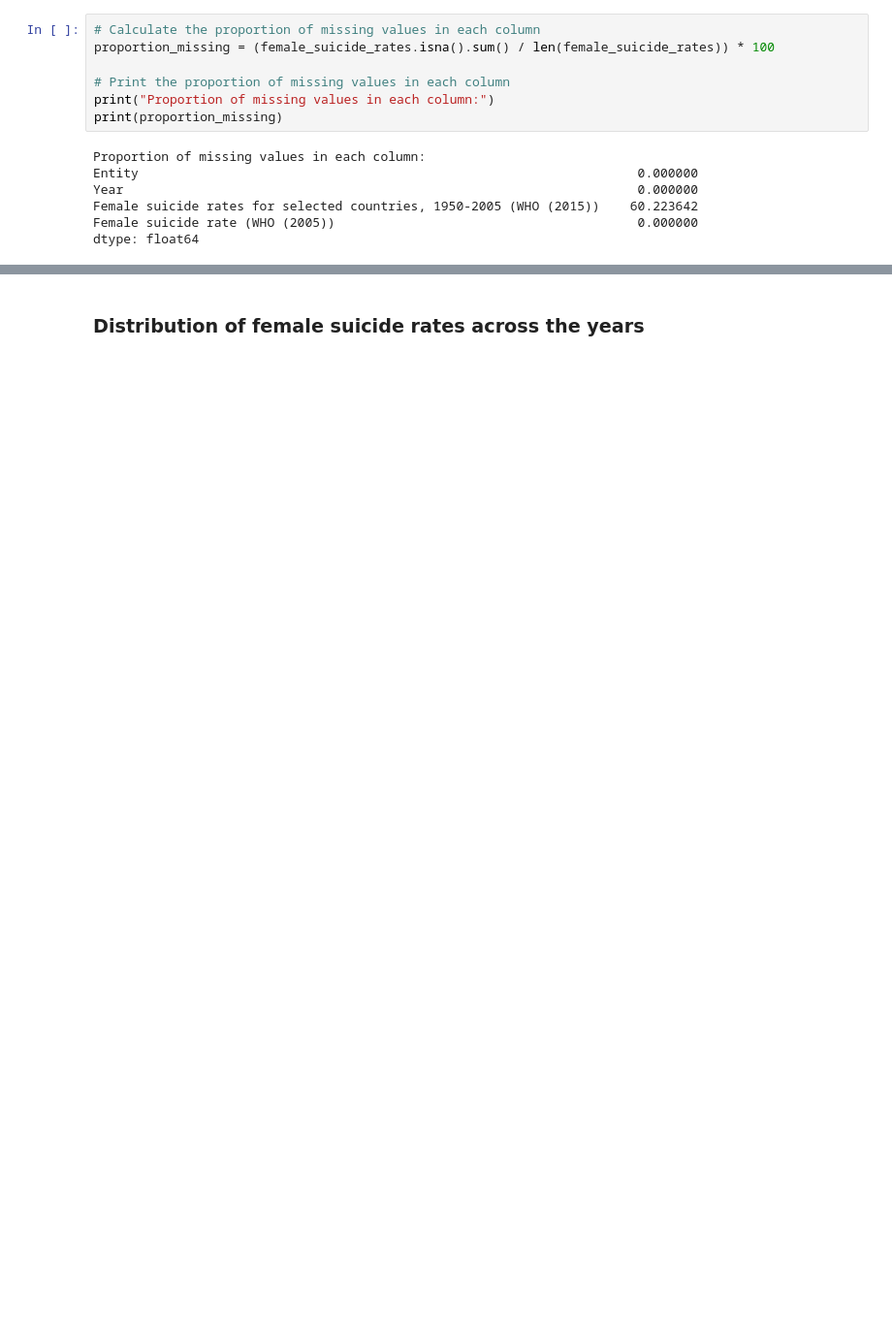
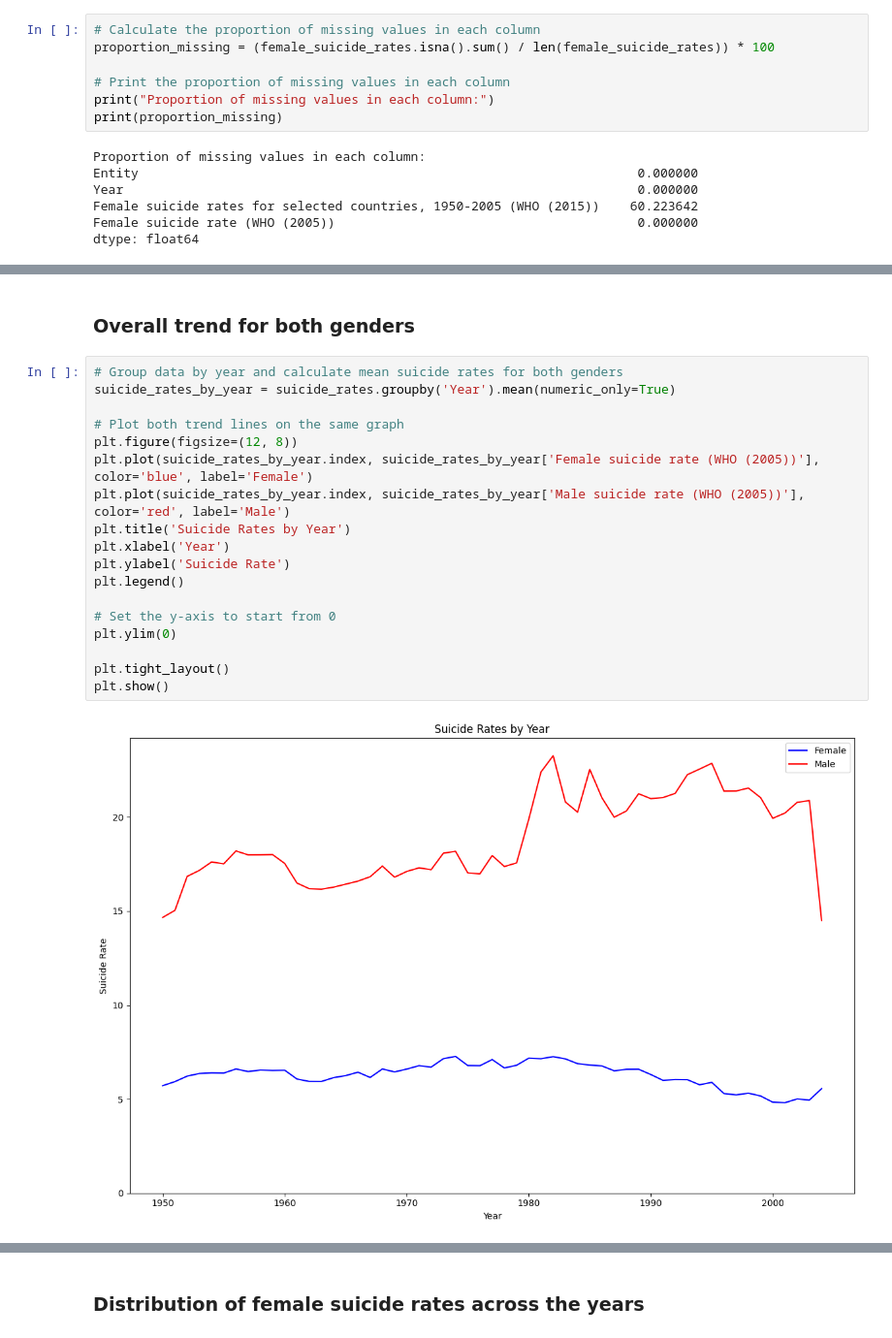
Before and after one commit to NazraJN/Suicide_rates, a Jupyter notebook: Suicide_rates_analysis.ipynb, the cells around one changed output, grey strips where cells are left out. Shown at 97% size. Drawn from its saved outputs; the diff is of its cells as text; blank space fills up the shorter version.

```diff
--- a/Suicide_rates_analysis.ipynb
+++ b/Suicide_rates_analysis.ipynb
@@ -179,0 +442,22 @@ female_suicide_rates.drop('Year', axis=1).describe()
+# %% [markdown]
+### Overall trend for both genders
+# %%
+# Group data by year and calculate mean suicide rates for both genders
+suicide_rates_by_year = suicide_rates.groupby('Year').mean(numeric_only=True)
+
+# Plot both trend lines on the same graph
+plt.figure(figsize=(12, 8))
+plt.plot(suicide_rates_by_year.index, suicide_rates_by_year['Female suicide rate (WHO (2005))'], color='blue', label='Female')
+plt.plot(suicide_rates_by_year.index, suicide_rates_by_year['Male suicide rate (WHO (2005))'], color='red', label='Male')
+plt.title('Suicide Rates by Year')
+plt.xlabel('Year')
+plt.ylabel('Suicide Rate')
+plt.legend()
+
+# Set the y-axis to start from 0
+plt.ylim(0)
+
+plt.tight_layout()
+plt.show()
+# %% [output]
+[figure, added]
```
Also changed, not shown: parts of 140 cells of this notebook.
